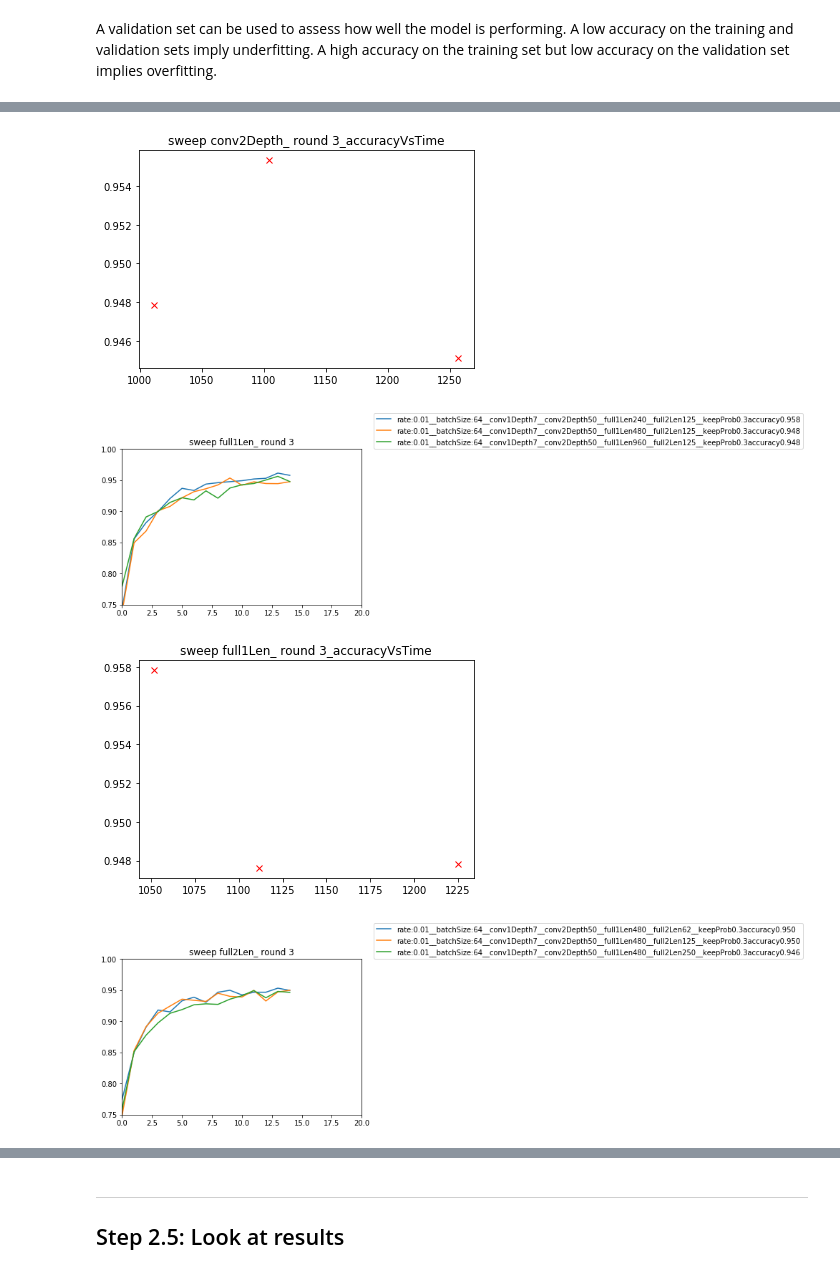
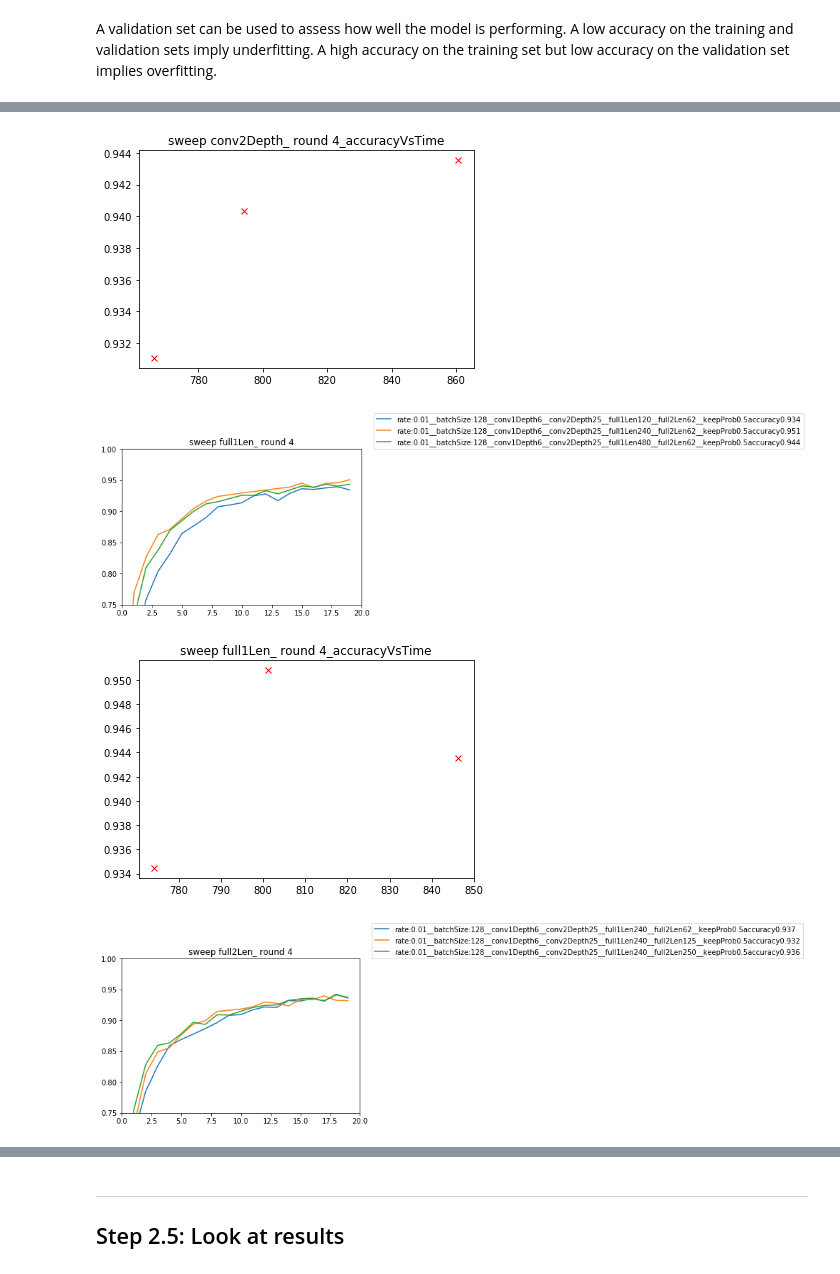
Before and after one commit to jacquestkirk/CarND_TrafficSignClassifier, a Jupyter notebook: Traffic_Sign_Classifier.ipynb, the cells around one changed output, grey strips where cells are left out. Cells and saved outputs as stored; diff of their text form; code cells hidden in the pictures.

```diff
--- a/Traffic_Sign_Classifier.ipynb
+++ b/Traffic_Sign_Classifier.ipynb
@@ -414,6 +438,7 @@ class hyperParameterResults:
         self.keepProb = -1
         self.time = -1
         self.accuracy = -1
+        self.trainAccuracyList = []
         self.accuracyList = []
 # %%
 import time
@@ -467,6 +492,7 @@ class NeuralNetworkRunner:
 
             old_accuracy = 0.0
             accuracy_list = []
+            trainAccuracy_list = []
 
             startTime = time.time()
             for i in range(hyperParameters.maxEpochs):
@@ -478,14 +504,19 @@ class NeuralNetworkRunner:
                              feed_dict={self.x: batch_x, self.y: batch_y, self.keepProb: hyperParameters.keepProb})
 
                 #validation_accuracy = evaluate(X_train_norm[0:100], y_train[0:100])
+                train_accuracy = nnr.evaluate(X_train_norm_shuff[0:1000], y_train_shuff[0:1000])
                 validation_accuracy = self.evaluate(X_valid_norm, y_valid)
+
                 print("EPOCH {} ...".format(i+1))
+                print("Train Accuracy = {:.3f}".format(train_accuracy))
                 print("Validation Accuracy = {:.3f}".format(validation_accuracy))
                 print()
 
 
 
                 accuracy_list.append(validation_accuracy)
+                trainAccuracy_list.append(train_accuracy)
+
                 deltaAccuracy = validation_accuracy - old_accuracy
                 numEpochs = i +1
 
@@ -508,6 +539,7 @@ class NeuralNetworkRunner:
             result.time =stopTime - startTime
             result.accuracy = validation_accuracy
             result.accuracyList = accuracy_list
+            result.trainAccuracy_list = trainAccuracy_list
 
             self.saver.save(sess, './lenet')
             print("Model saved")
@@ -515,14 +547,14 @@ class NeuralNetworkRunner:
             return result
 # %%
 class hyperParameters:
-    rate = 0.005
+    rate = 0.01
     batchSize = 128
-    maxEpochs = 50
+    maxEpochs = 20
     conv1_depth = 6
-    conv2_depth = 50
-    full1_len = 480
-    full2_len = 125
-    keepProb = 0.3
+    conv2_depth = 25
+    full1_len = 240
+    full2_len = 62
+    keepProb = 0.5
 # %%
 class searchParameters:
     minImprovement = 0.005
@@ -531,7 +563,7 @@ class searchParameters:
 resultList = []
 
 baseRate = hyperParameters.rate
-for rate in [0.005, 0.01, 0.003]:
+for rate in [0.005, 0.01, 0.02]:
     hyperParameters.rate = rate
     nnr = NeuralNetworkRunner()
     result = nnr.runHyperParameterIteration()
@@ -539,7 +571,7 @@ for rate in [0.005, 0.01, 0.003]:
 hyperParameters.rate = baseRate
 
 baseBatchSize = hyperParameters.batchSize
-for batchSize in [256, 64, 128]:
+for batchSize in [64, 128, 256]:
     hyperParameters.batchSize = batchSize
     nnr = NeuralNetworkRunner()
     result = nnr.runHyperParameterIteration()
@@ -547,7 +579,7 @@ for batchSize in [256, 64, 128]:
 hyperParameters.batchSize = baseBatchSize
 
 baseConv1Depth = hyperParameters.conv1_depth
-for conv1_depth in [4, 6, 8]:
+for conv1_depth in [3, 6, 12]:
     hyperParameters.conv1_depth = conv1_depth
     nnr = NeuralNetworkRunner()
     result = nnr.runHyperParameterIteration()
@@ -555,7 +587,7 @@ for conv1_depth in [4, 6, 8]:
 hyperParameters.conv1_depth = baseConv1Depth
 
 baseConv2Depth = hyperParameters.conv2_depth
-for conv2_depth in [25, 100, 50]:
+for conv2_depth in [12, 25, 50]:
     hyperParameters.conv2_depth = conv2_depth
     nnr = NeuralNetworkRunner()
     result = nnr.runHyperParameterIteration()
@@ -563,7 +595,7 @@ for conv2_depth in [25, 100, 50]:
 hyperParameters.conv2_depth = baseConv2Depth
 
 basefull1_len = hyperParameters.full1_len
-for full1_len in [240, 480, 960]:
+for full1_len in [120, 240, 480]:
     hyperParameters.full1_len = full1_len
     nnr = NeuralNetworkRunner()
     result = nnr.runHyperParameterIteration()
@@ -579,7 +611,7 @@ for full2_len in [62, 125, 250]:
 hyperParameters.full2_len = basefull2_len
 
 baseKeepProb = hyperParameters.keepProb
-for keepProb in [0.25,0.3,0.4]:
+for keepProb in [0.2,0.4,0.8]:
     hyperParameters.keepProb = keepProb
     nnr = NeuralNetworkRunner()
     result = nnr.runHyperParameterIteration()
@@ -643,7 +675,7 @@ groupName = {
 
 
 
-sweepRound = 3
+sweepRound = 4
 
 
 for group in range(0,OptimizationGroup.last):
@@ -694,4 +726,4 @@ for group in range(0,OptimizationGroup.last):
-[figure, old version]
+[figure, new version]
-[figure, old version]
+[figure, new version]
-[figure, old version]
+[figure, new version]
-[figure, old version]
+[figure, new version]
```
Also changed, not shown: parts of 26 cells of this notebook, 40 other files.
